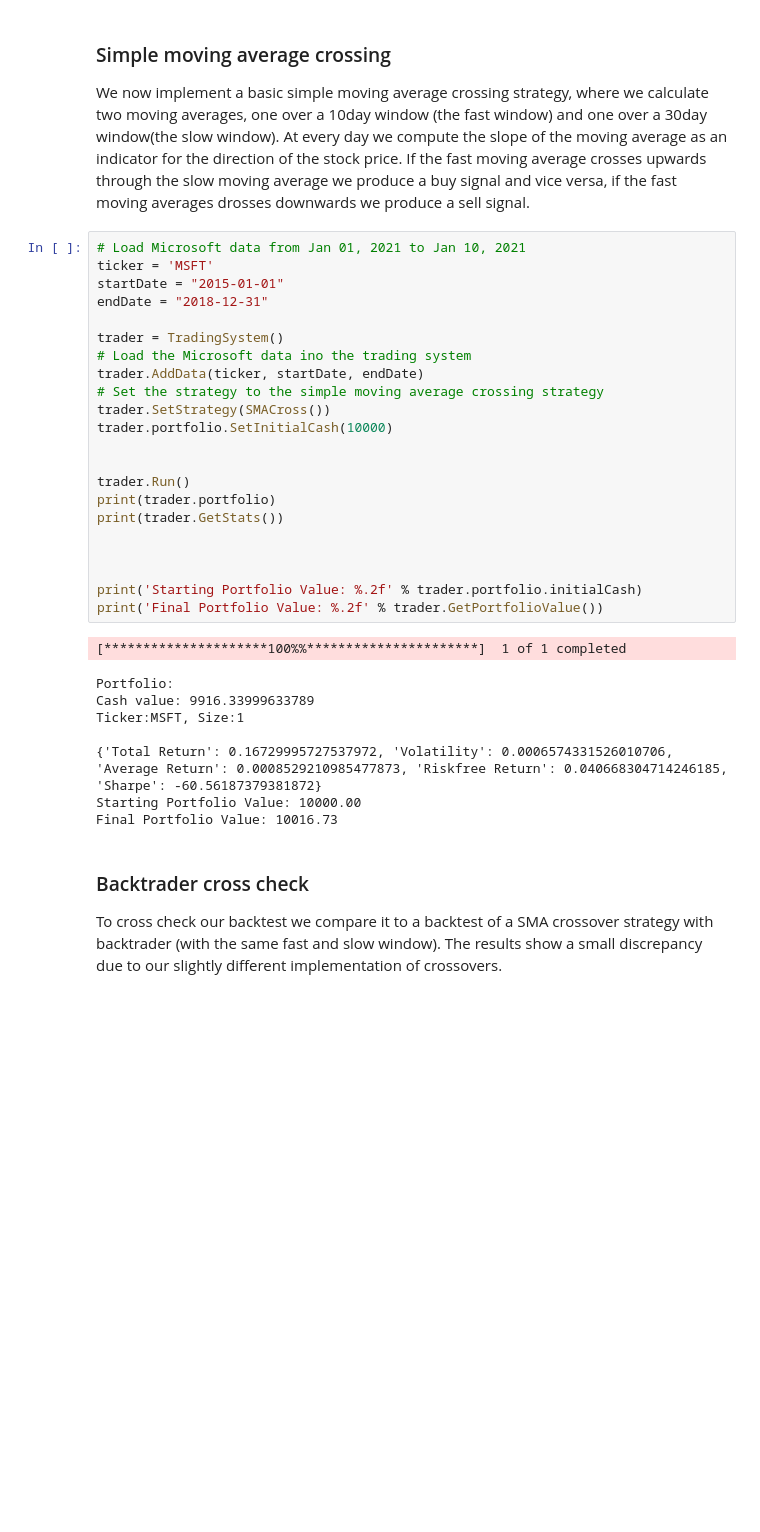
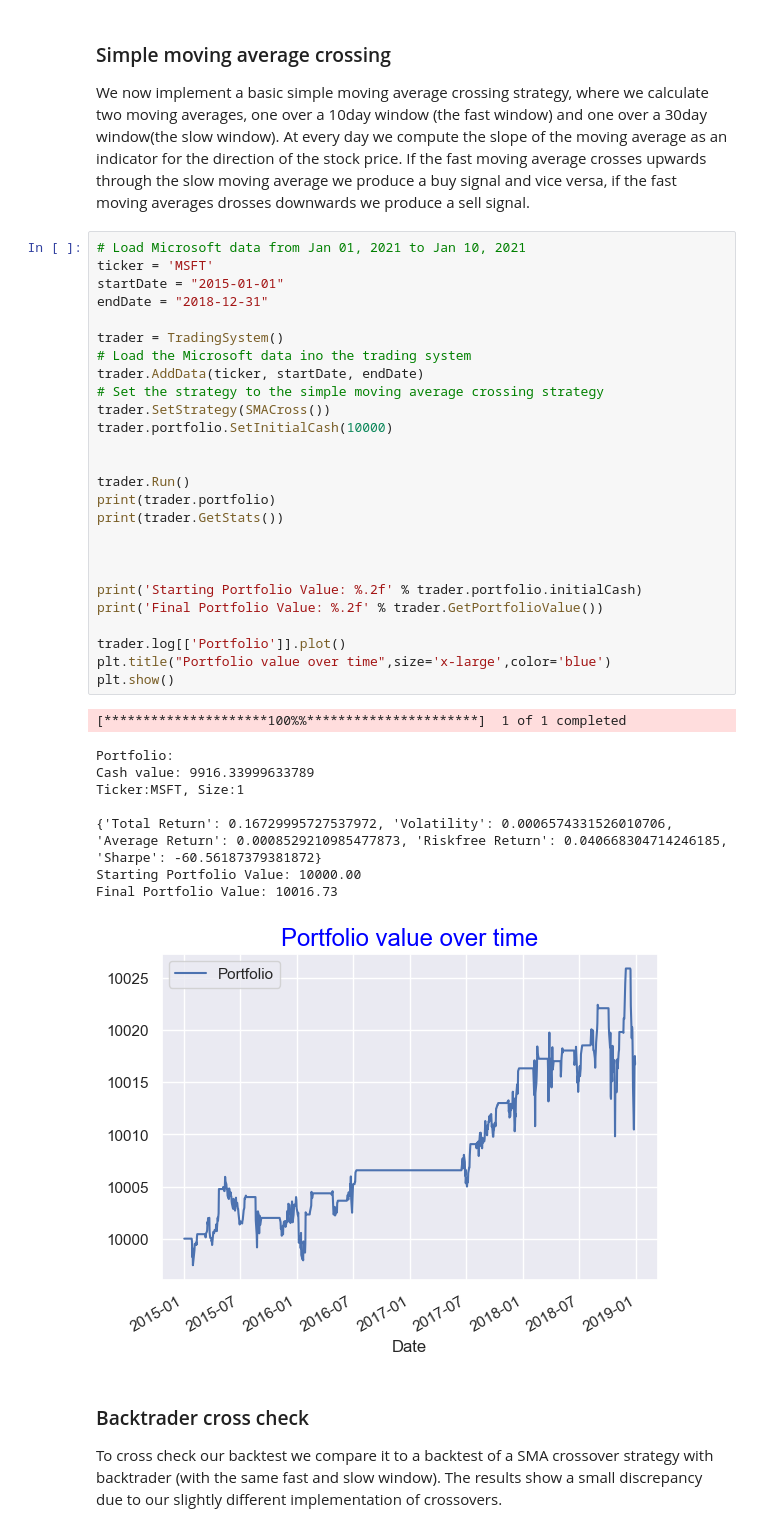
Before and after one commit to FrederikBenirschke/BasicTradingSystem, a Jupyter notebook: Examples/Examples.ipynb, the cells around one changed output. Saved outputs shown, nothing was run; the diff lists cells and outputs as text; blank space fills up the shorter version.

```diff
--- a/Examples/Examples.ipynb
+++ b/Examples/Examples.ipynb
@@ -93,33 +95,38 @@ If the fast moving average crosses upwards through the slow moving average we pr
 # Load Microsoft data from Jan 01, 2021 to Jan 10, 2021
 ticker = 'MSFT'
 startDate = "2015-01-01"
 endDate = "2018-12-31"
 
 trader = TradingSystem()
 # Load the Microsoft data ino the trading system
 trader.AddData(ticker, startDate, endDate)
 # Set the strategy to the simple moving average crossing strategy
 trader.SetStrategy(SMACross())
 trader.portfolio.SetInitialCash(10000)
 
 
 trader.Run()
 print(trader.portfolio)
 print(trader.GetStats())
 
 
 
 print('Starting Portfolio Value: %.2f' % trader.portfolio.initialCash)
 print('Final Portfolio Value: %.2f' % trader.GetPortfolioValue())
+
+trader.log[['Portfolio']].plot()
+plt.title("Portfolio value over time",size='x-large',color='blue')
+plt.show()
 # %% [output]
 [*********************100%%**********************]  1 of 1 completed
 Portfolio:
 Cash value: 9916.33999633789
 Ticker:MSFT, Size:1
 
 {'Total Return': 0.16729995727537972, 'Volatility': 0.0006574331526010706, 'Average Return': 0.0008529210985477873, 'Riskfree Return': 0.040668304714246185, 'Sharpe': -60.56187379381872}
 Starting Portfolio Value: 10000.00
 Final Portfolio Value: 10016.73
+[figure, added]
 # %% [markdown]
 ### Backtrader cross check
 To cross check our backtest we compare it to a backtest of a SMA crossover strategy with backtrader (with the same fast and slow window). The results show a small discrepancy due to our slightly different implementation of crossovers.
```
Also changed, not shown: parts of 4 cells of this notebook, 7 other files.
